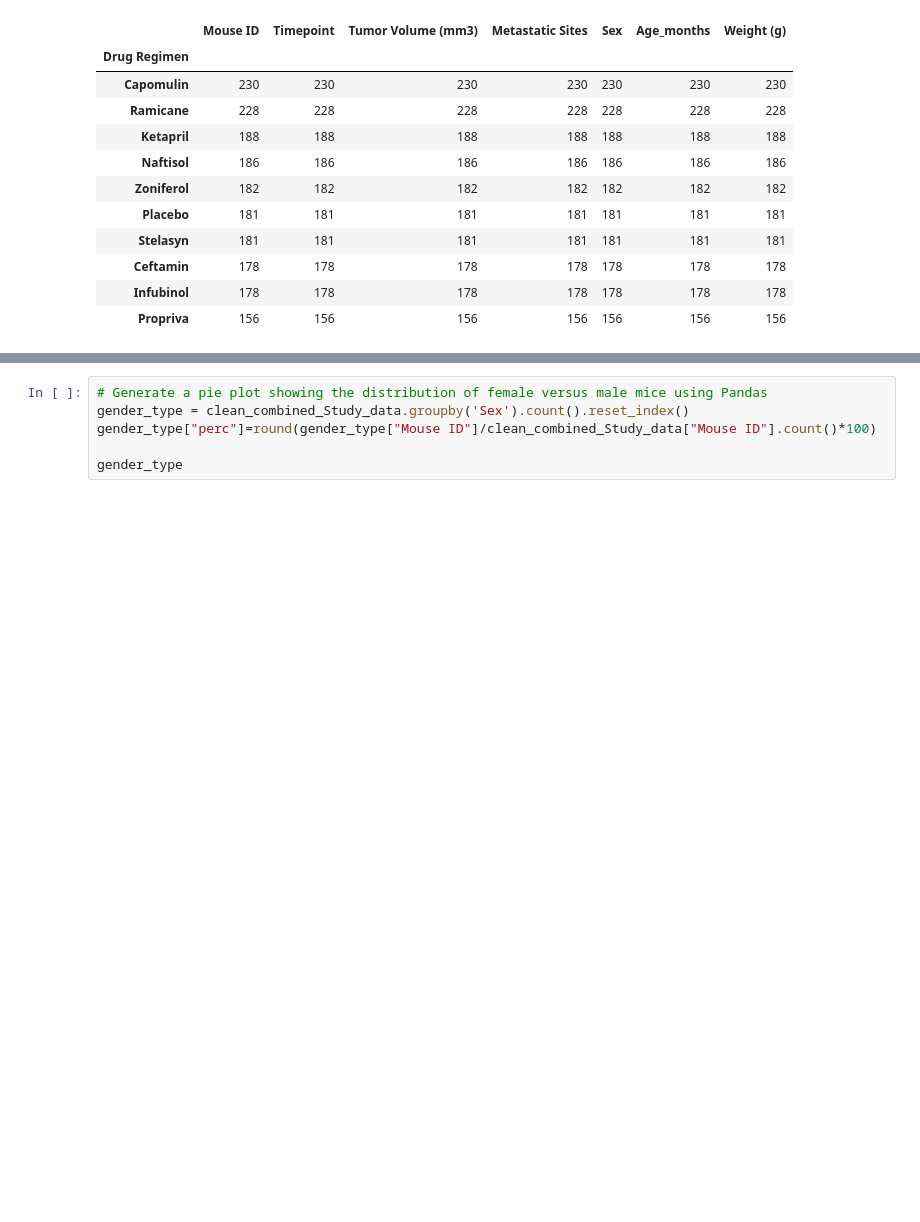
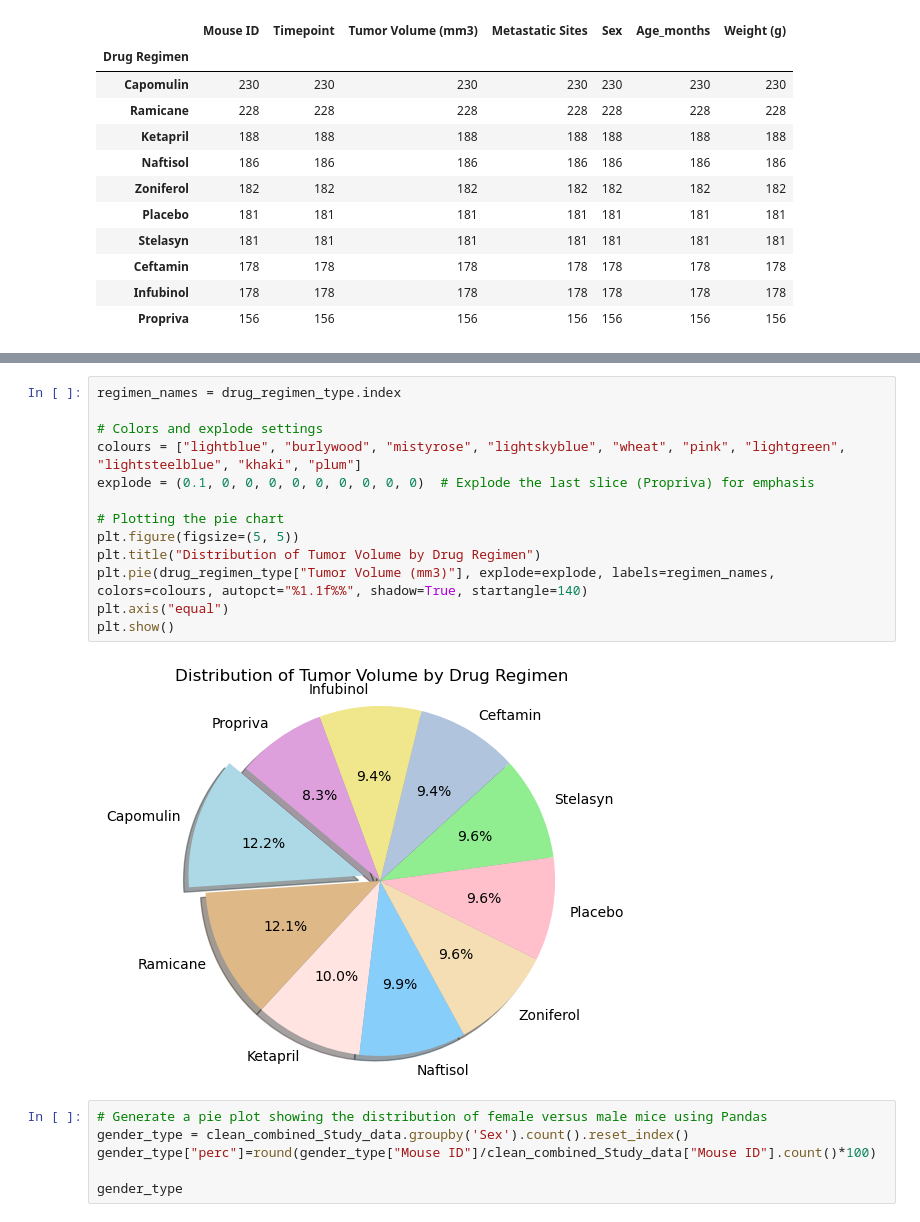
Before and after one commit to EkRanga/DataVisPharmaDrug, a Jupyter notebook: pymaceuticals_starter.ipynb, the cells around one changed output, grey strips where cells are left out. Drawn from its saved outputs; the diff is of its cells as text; blank space fills up the shorter version.

```diff
--- a/pymaceuticals_starter.ipynb
+++ b/pymaceuticals_starter.ipynb
@@ -183,4 +184,19 @@ plt.tight_layout()
 <Figure size 640x480 with 0 Axes>
+# %%
+regimen_names = drug_regimen_type.index
+
+# Colors and explode settings
+colours = ["lightblue", "burlywood", "mistyrose", "lightskyblue", "wheat", "pink", "lightgreen", "lightsteelblue", "khaki", "plum"]
+explode = (0.1, 0, 0, 0, 0, 0, 0, 0, 0, 0)  # Explode the last slice (Propriva) for emphasis
+
+# Plotting the pie chart
+plt.figure(figsize=(5, 5))
+plt.title("Distribution of Tumor Volume by Drug Regimen")
+plt.pie(drug_regimen_type["Tumor Volume (mm3)"], explode=explode, labels=regimen_names, colors=colours, autopct="%1.1f%%", shadow=True, startangle=140)
+plt.axis("equal")
+plt.show()
+# %% [output]
+[figure, added]
 # %%
 # Generate a pie plot showing the distribution of female versus male mice using Pandas
 gender_type = clean_combined_Study_data.groupby('Sex').count().reset_index()
```
Also changed, not shown: parts of 5 cells of this notebook, 3 other files.
